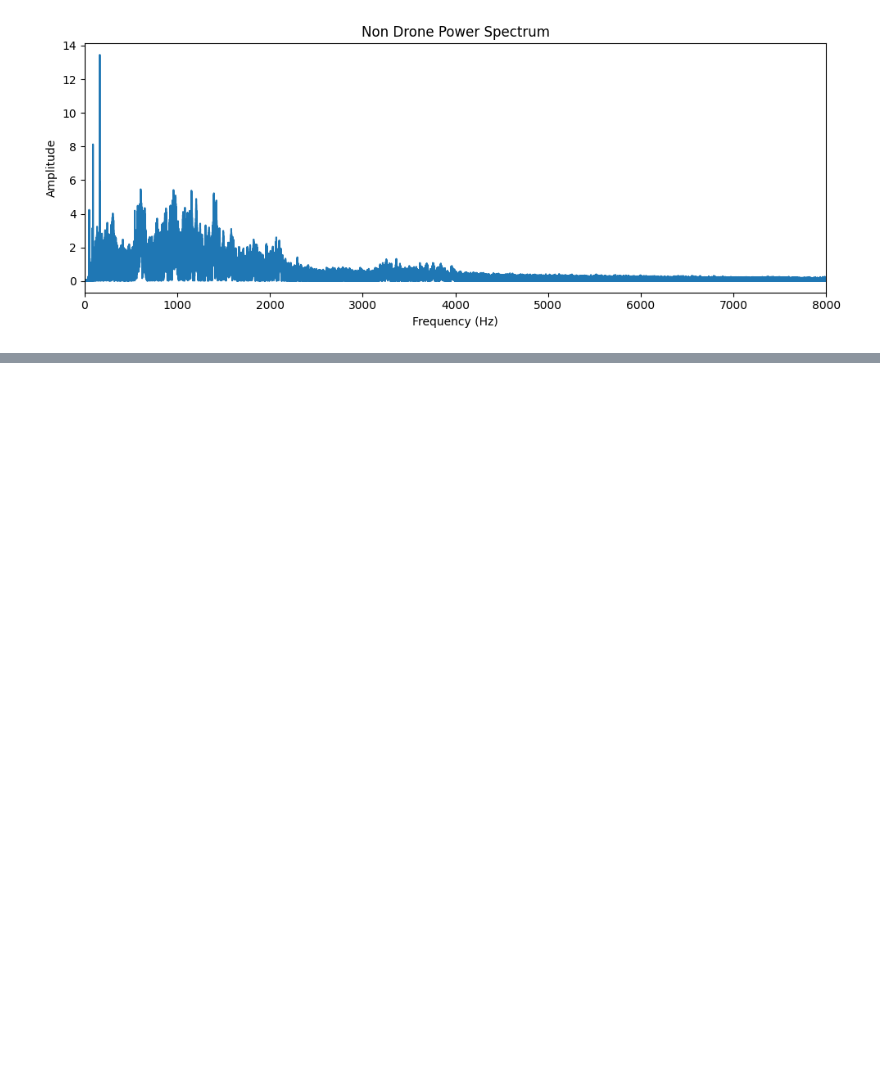
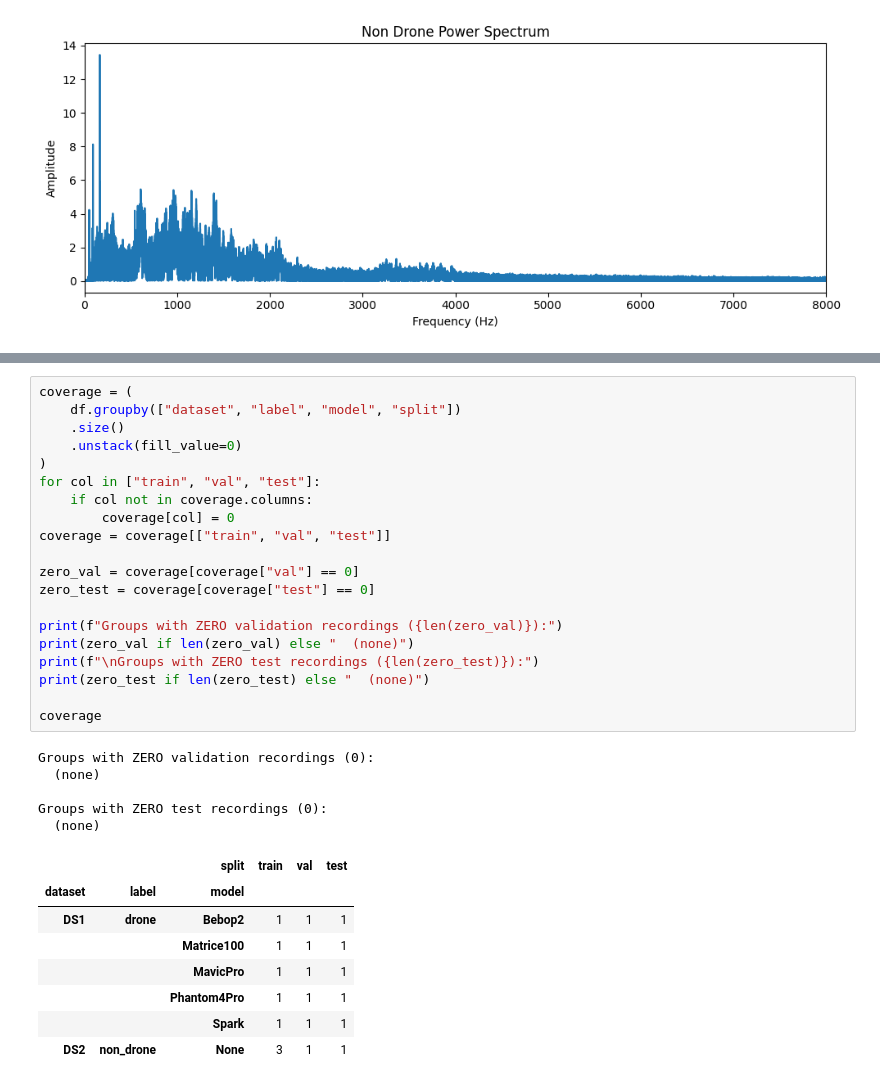
Before and after one commit to ricardofdr/acoustic-uav-detection, a Jupyter notebook: 01_data_exploration_3.ipynb, the cells around one changed output, grey strips where cells are left out. Cells and saved outputs as stored; diff of their text form; blank space fills up the shorter version.

```diff
--- a/01_data_exploration.ipynb
+++ b/01_data_exploration_3.ipynb
@@ -243,0 +599,34 @@ test_df.to_csv("test_metadata.csv", index=False)
+# %%
+coverage = (
+    df.groupby(["dataset", "label", "model", "split"])
+    .size()
+    .unstack(fill_value=0)
+)
+for col in ["train", "val", "test"]:
+    if col not in coverage.columns:
+        coverage[col] = 0
+coverage = coverage[["train", "val", "test"]]
+
+zero_val = coverage[coverage["val"] == 0]
+zero_test = coverage[coverage["test"] == 0]
+
+print(f"Groups with ZERO validation recordings ({len(zero_val)}):")
+print(zero_val if len(zero_val) else "  (none)")
+print(f"\nGroups with ZERO test recordings ({len(zero_test)}):")
+print(zero_test if len(zero_test) else "  (none)")
+
+coverage
+# %% [output]
+Groups with ZERO validation recordings (0):
+  (none)
+
+Groups with ZERO test recordings (0):
+  (none)
+|  |  | split | train | val | test |
+| dataset | label | model |  |  |  |
+| DS1 | drone | Bebop2 | 1 | 1 | 1 |
+|  |  | Matrice100 | 1 | 1 | 1 |
+|  |  | MavicPro | 1 | 1 | 1 |
+|  |  | Phantom4Pro | 1 | 1 | 1 |
+|  |  | Spark | 1 | 1 | 1 |
+| DS2 | non_drone | None | 3 | 1 | 1 |
```
Also changed, not shown: parts of 24 cells of this notebook, 22 other files.
